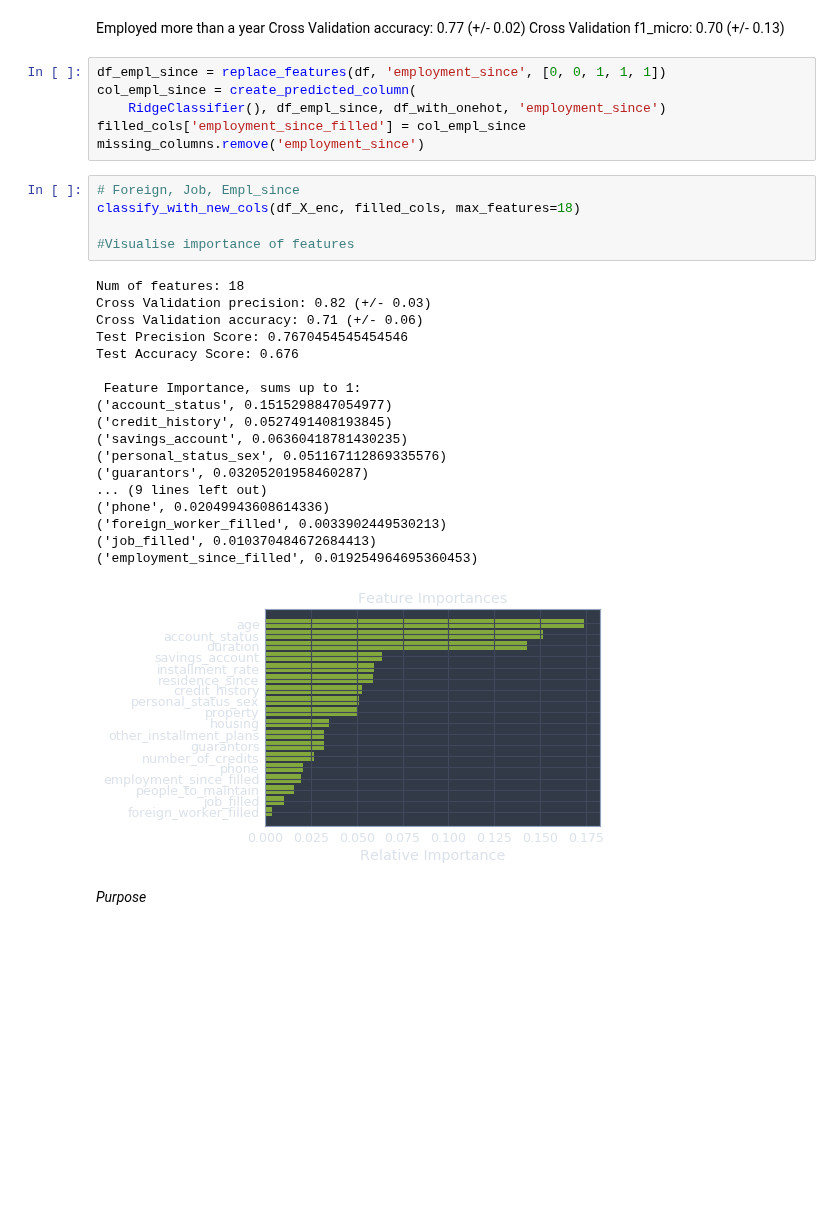
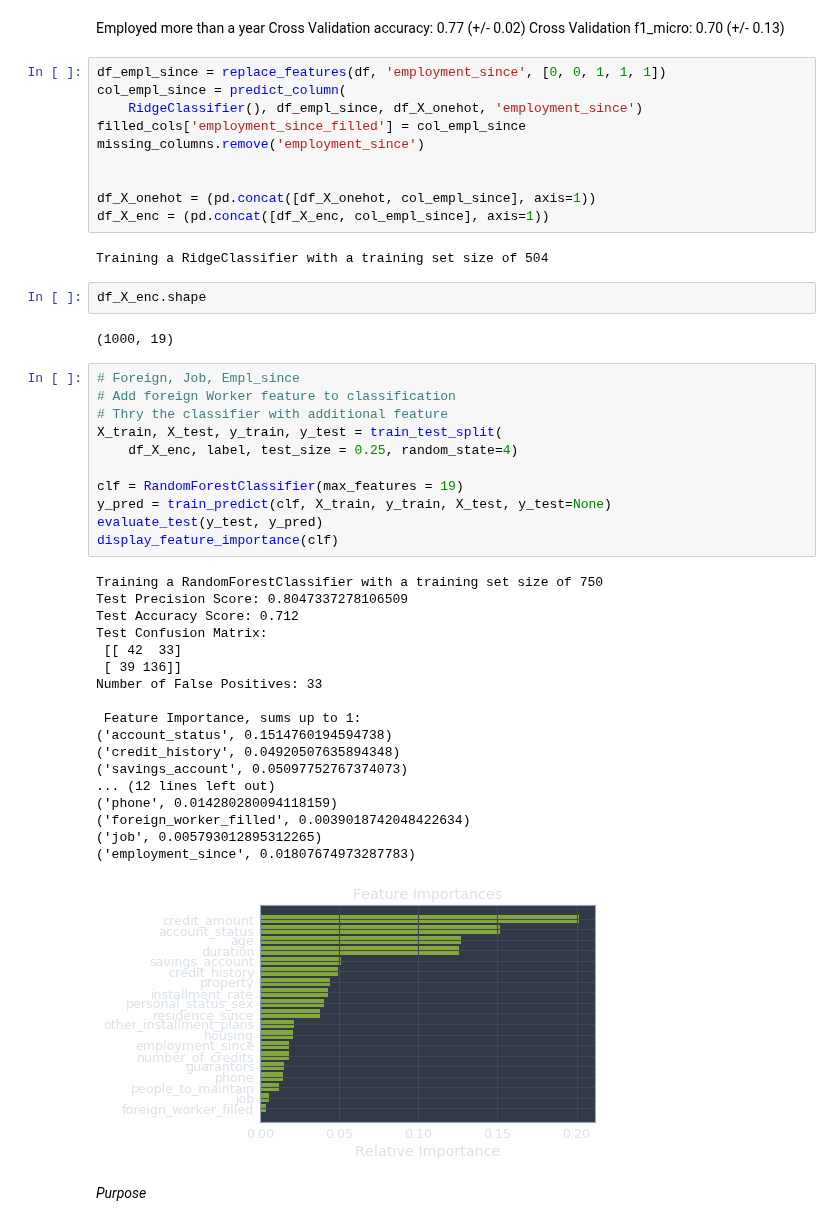
Before and after one commit to alyonavyshnevska/intelligent_data_analysis, a Jupyter notebook: Final_Project/FinalProject.ipynb, the cells around one changed output. Drawn from its saved outputs; the diff is of its cells as text; blank space fills up the shorter version.

```diff
--- a/Final_Project/FinalProject.ipynb
+++ b/Final_Project/FinalProject.ipynb
@@ -1095,33 +1054,49 @@ Cross Validation accuracy: 0.77 (+/- 0.02)
 Cross Validation f1_micro: 0.70 (+/- 0.13)
 # %%
 df_empl_since = replace_features(df, 'employment_since', [0, 0, 1, 1, 1])
-col_empl_since = create_predicted_column(
-    RidgeClassifier(), df_empl_since, df_with_onehot, 'employment_since')
+col_empl_since = predict_column(
+    RidgeClassifier(), df_empl_since, df_X_onehot, 'employment_since')
 filled_cols['employment_since_filled'] = col_empl_since
 missing_columns.remove('employment_since')
+
+
+df_X_onehot = (pd.concat([df_X_onehot, col_empl_since], axis=1))
+df_X_enc = (pd.concat([df_X_enc, col_empl_since], axis=1))
+# %% [output]
+Training a RidgeClassifier with a training set size of 504
-# %%
-# Foreign, Job, Empl_since
-classify_with_new_cols(df_X_enc, filled_cols, max_features=18)
-
-#Visualise importance of features
-# %% [output]
-Num of features: 18
-Cross Validation precision: 0.82 (+/- 0.03)
-Cross Validation accuracy: 0.71 (+/- 0.06)
-Test Precision Score: 0.7670454545454546
-Test Accuracy Score: 0.676
-
- Feature Importance, sums up to 1:
-('account_status', 0.1515298847054977)
-('credit_history', 0.0527491408193845)
-('savings_account', 0.06360418781430235)
-('personal_status_sex', 0.051167112869335576)
-('guarantors', 0.03205201958460287)
-... (9 lines left out)
-('phone', 0.02049943608614336)
-('foreign_worker_filled', 0.0033902449530213)
-('job_filled', 0.010370484672684413)
-('employment_since_filled', 0.019254964695360453)
-[figure, removed]
+# %%
+df_X_enc.shape
+# %% [output]
+(1000, 19)
+# %%
+# Foreign, Job, Empl_since
+# Add foreign Worker feature to classification
+# Thry the classifier with additional feature
+X_train, X_test, y_train, y_test = train_test_split(
+    df_X_enc, label, test_size = 0.25, random_state=4)
+
+clf = RandomForestClassifier(max_features = 19)
+y_pred = train_predict(clf, X_train, y_train, X_test, y_test=None)
+evaluate_test(y_test, y_pred)
+display_feature_importance(clf)
+# %% [output]
+Training a RandomForestClassifier with a training set size of 750
+Test Precision Score: 0.8047337278106509
+Test Accuracy Score: 0.712
+Test Confusion Matrix:
+ [[ 42  33]
+ [ 39 136]]
+Number of False Positives: 33
+
+ Feature Importance, sums up to 1:
+('account_status', 0.1514760194594738)
+('credit_history', 0.04920507635894348)
+('savings_account', 0.05097752767374073)
+... (12 lines left out)
+('phone', 0.014280280094118159)
+('foreign_worker_filled', 0.0039018742048422634)
+('job', 0.005793012895312265)
+('employment_since', 0.01807674973287783)
+[figure, added]
 # %% [markdown]
 *Purpose*
```
Also changed, not shown: parts of 45 cells of this notebook.
